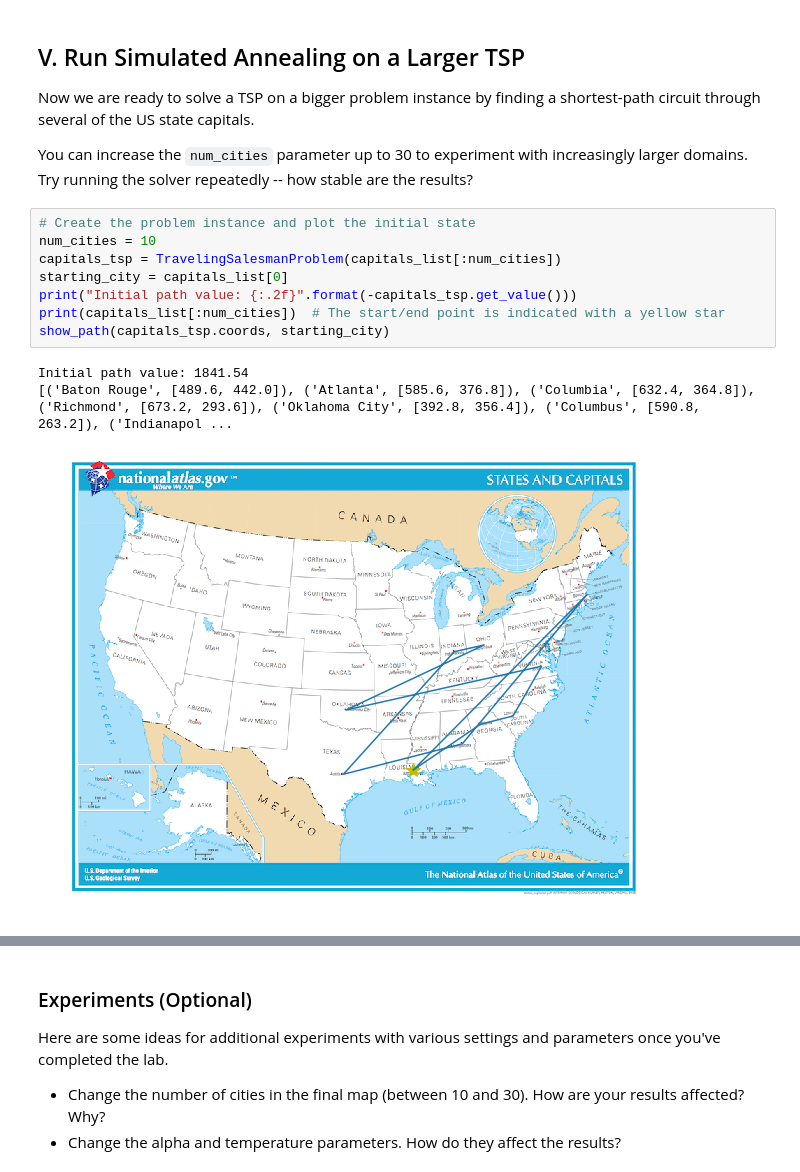
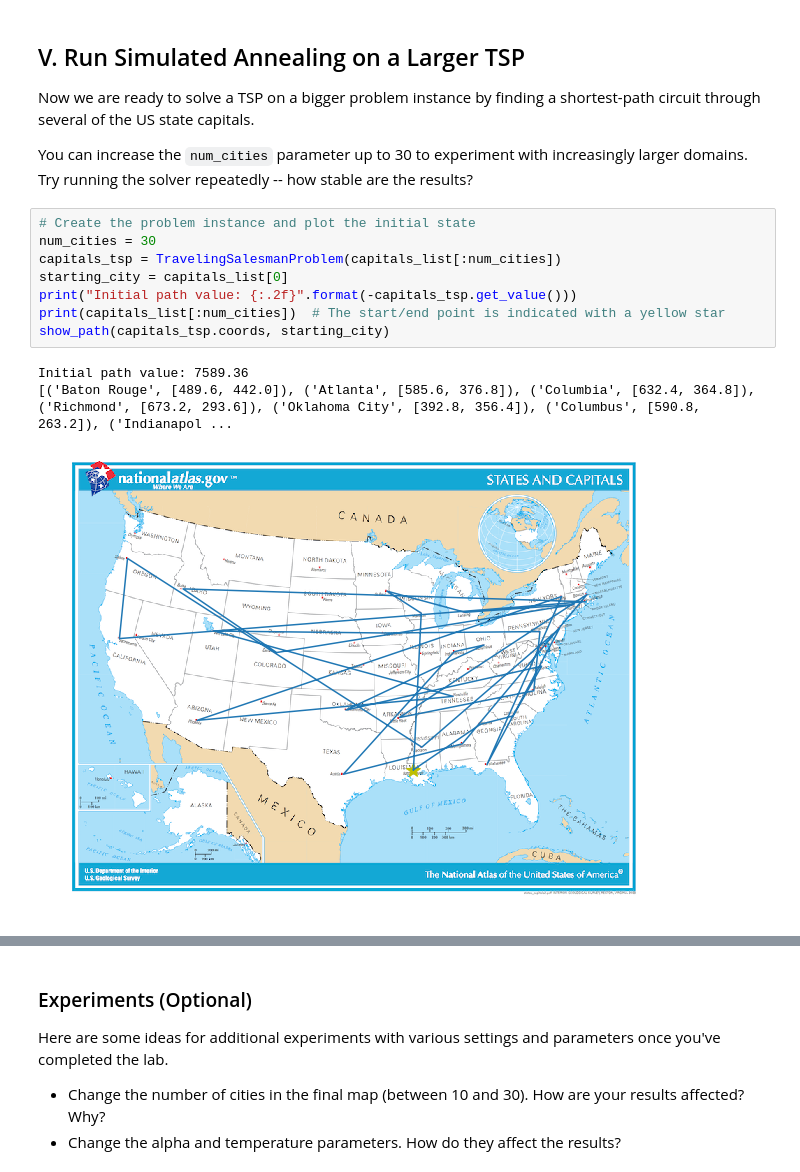
Before and after one commit to canyon289/AIND-Simulated_Annealing, a Jupyter notebook: AIND-Simulated_Annealing.ipynb, the cells around one changed output, grey strips where cells are left out. Drawn from its saved outputs; the diff is of its cells as text.

```diff
--- a/AIND-Simulated_Annealing.ipynb
+++ b/AIND-Simulated_Annealing.ipynb
@@ -273,16 +288,16 @@ Now we are ready to solve a TSP on a bigger problem instance by finding a shorte
 You can increase the `num_cities` parameter up to 30 to experiment with increasingly larger domains.  Try running the solver repeatedly -- how stable are the results?
 # %%
 # Create the problem instance and plot the initial state
-num_cities = 10
+num_cities = 30
 capitals_tsp = TravelingSalesmanProblem(capitals_list[:num_cities])
 starting_city = capitals_list[0]
 print("Initial path value: {:.2f}".format(-capitals_tsp.get_value()))
 print(capitals_list[:num_cities])  # The start/end point is indicated with a yellow star
 show_path(capitals_tsp.coords, starting_city)
 # %% [output]
-Initial path value: 1841.54
+Initial path value: 7589.36
 [('Baton Rouge', [489.6, 442.0]), ('Atlanta', [585.6, 376.8]), ('Columbia', [632.4, 364.8]), ('Richmond', [673.2, 293.6]), ('Oklahoma City', [392.8, 356.4]), ('Columbus', [590.8, 263.2]), ('Indianapol ...
-[figure, old version]
+[figure, new version]
 # %%
 # set the decay rate and initial temperature parameters, then run simulated annealing to solve the TSP
 alpha = 0.95
```
Also changed, not shown: parts of 4 cells of this notebook.
